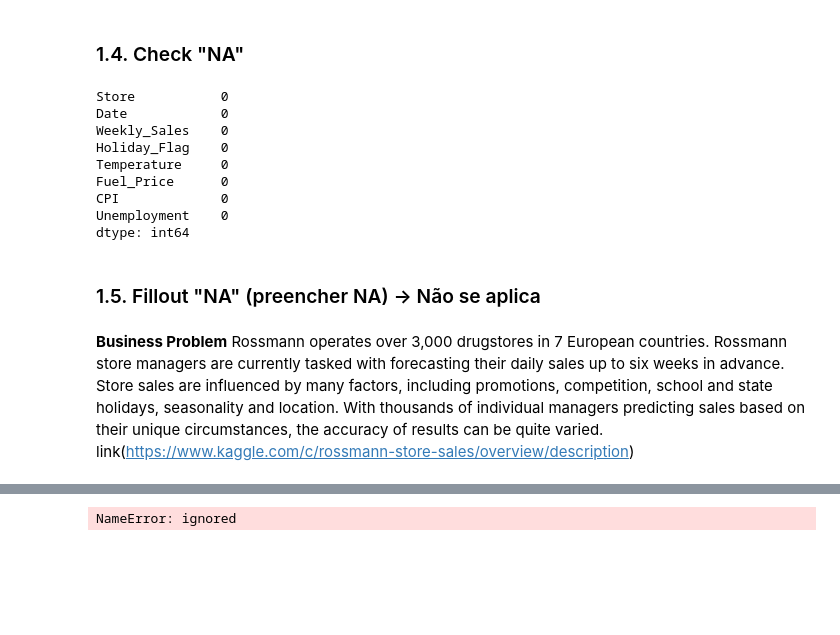
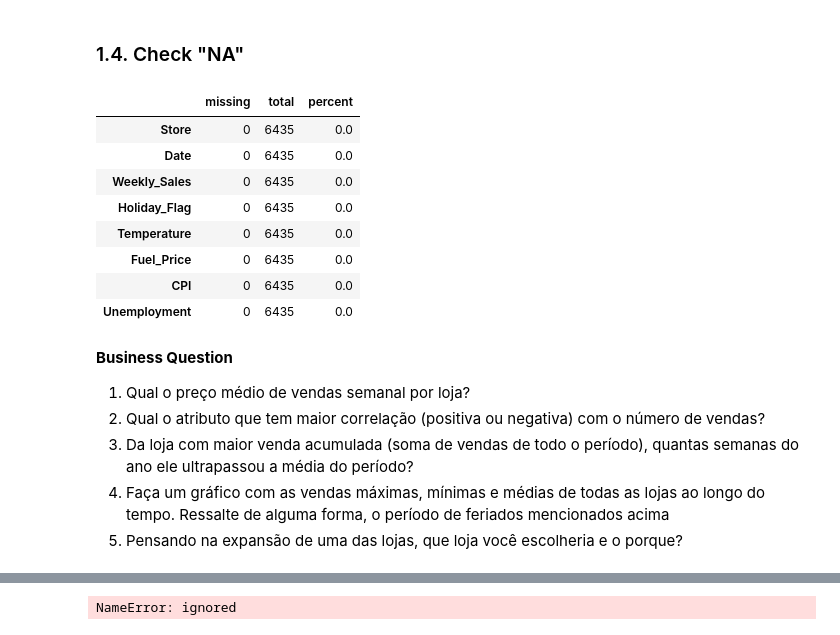
Before and after one commit to PortifoliodoEdu/DNC_walmart_IDS1G02, a Jupyter notebook: arq_Bruno_v01.ipynb, the cells around one changed output, grey strips where cells are left out. Cells and saved outputs as stored; diff of their text form; code cells hidden in the pictures; blank space fills up the shorter version.

Commit message:
colab bruno

```diff
--- a/arq_Bruno_v01.ipynb
+++ b/arq_Bruno_v01.ipynb
@@ -199,7 +120,7 @@ jupyter_settings()
 # %% [markdown]
 ## 0.2. Loading data
 # %%
-df = pd.read_csv('/content/Walmart.csv', low_memory=False)
+df = pd.read_csv('/home/bruno/repos/DNC_walmart_IDS1G02/data/Walmart.csv', low_memory=False)
 # %%
 df.head()
 # %% [output]
@@ -224,6 +149,5 @@ Number of Columns: 8
 # %% [markdown]
 ### 1.3. Data Types
 # %%
-df1['Date'] = pd.to_datetime( df1['Date'] )
-df1.dtypes
+df1['Date'] = pd.to_datetime.strp(df1['Date'], '%d/%m/%y')
 # %% [output]
@@ -255,16 +155,2 @@ df1
 # %% [markdown]
 ### 1.4. Check "NA"
-# %%
-df1.isna().sum()
-# %% [output]
-Store           0
-Date            0
-Weekly_Sales    0
-Holiday_Flag    0
-Temperature     0
-Fuel_Price      0
-CPI             0
-Unemployment    0
-dtype: int64
-# %% [markdown]
-### 1.5. Fillout "NA" (preencher NA) → Não se aplica
@@ -273,3 +157,22 @@ df1['competition_distance'].max()
-# %% [markdown]
-**Business Problem**
-Rossmann operates over 3,000 drugstores in 7 European countries. Rossmann store managers are currently tasked with forecasting their daily sales up to six weeks in advance. Store sales are influenced by many factors, including promotions, competition, school and state holidays, seasonality and location. With thousands of individual managers predicting sales based on their unique circumstances, the accuracy of results can be quite varied. link(<https://www.kaggle.com/c/rossmann-store-sales/overview/description>)
+# %%
+#Check NA with Sidetable
+df1.stb.missing()
+# %% [output]
+|  | missing | total | percent |
+| Store | 0 | 6435 | 0.0 |
+| Date | 0 | 6435 | 0.0 |
+| Weekly_Sales | 0 | 6435 | 0.0 |
+| Holiday_Flag | 0 | 6435 | 0.0 |
+| Temperature | 0 | 6435 | 0.0 |
+| Fuel_Price | 0 | 6435 | 0.0 |
+| CPI | 0 | 6435 | 0.0 |
+| Unemployment | 0 | 6435 | 0.0 |
+# %% [markdown]
+**Business Question**
+
+
+1. Qual o preço médio de vendas semanal por loja?
+2. Qual o atributo que tem maior correlação (positiva ou negativa) com o número de vendas?
+3. Da loja com maior venda acumulada (soma de vendas de todo o período), quantas semanas do ano ele ultrapassou a média do período?
+4. Faça um gráfico com as vendas máximas, mínimas e médias de todas as lojas ao longo do tempo. Ressalte de alguma forma, o período de feriados mencionados acima
+5. Pensando na expansão de uma das lojas, que loja você escolheria e o porque?
```
Also changed, not shown: parts of 16 cells of this notebook.
